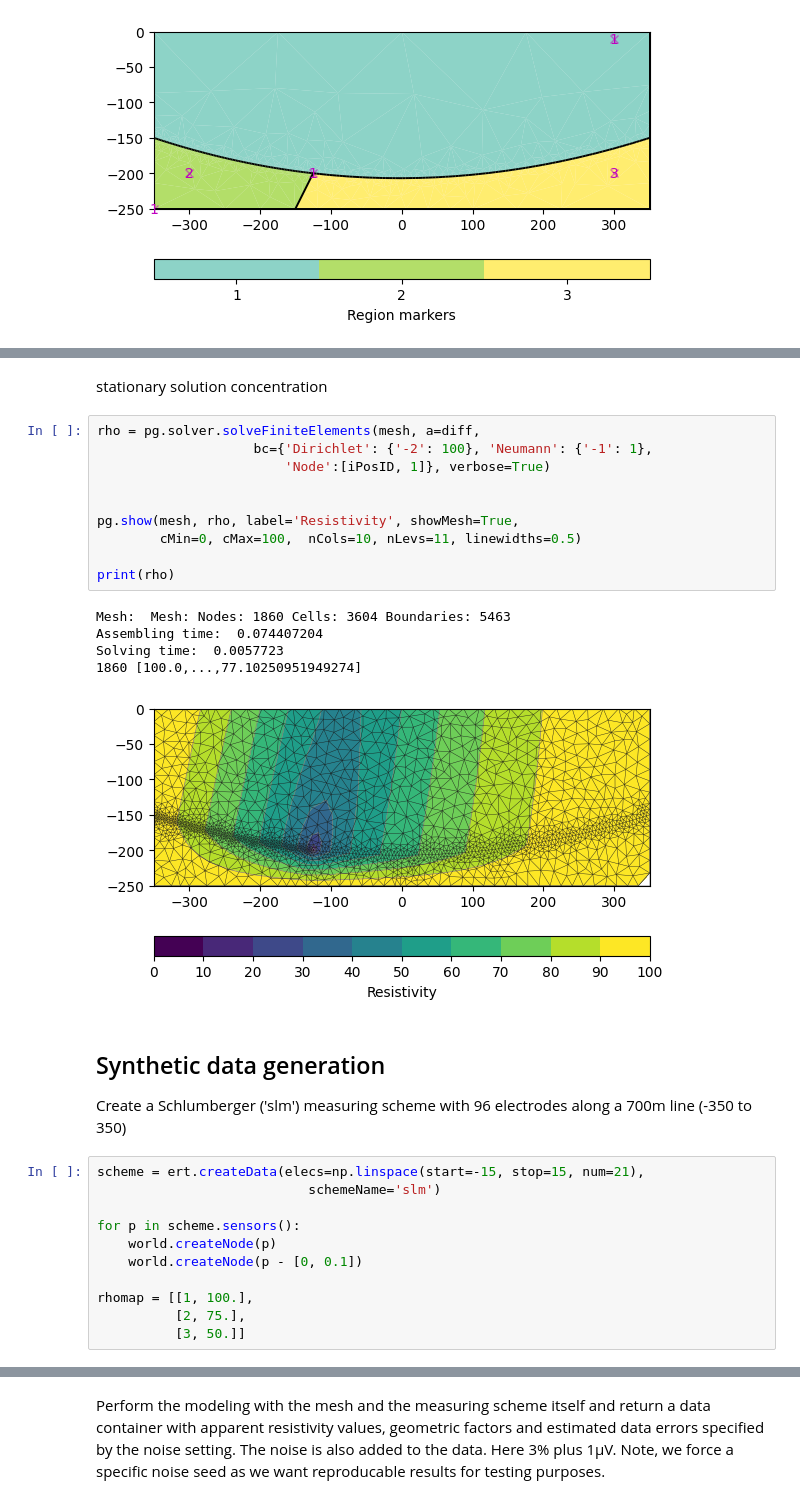
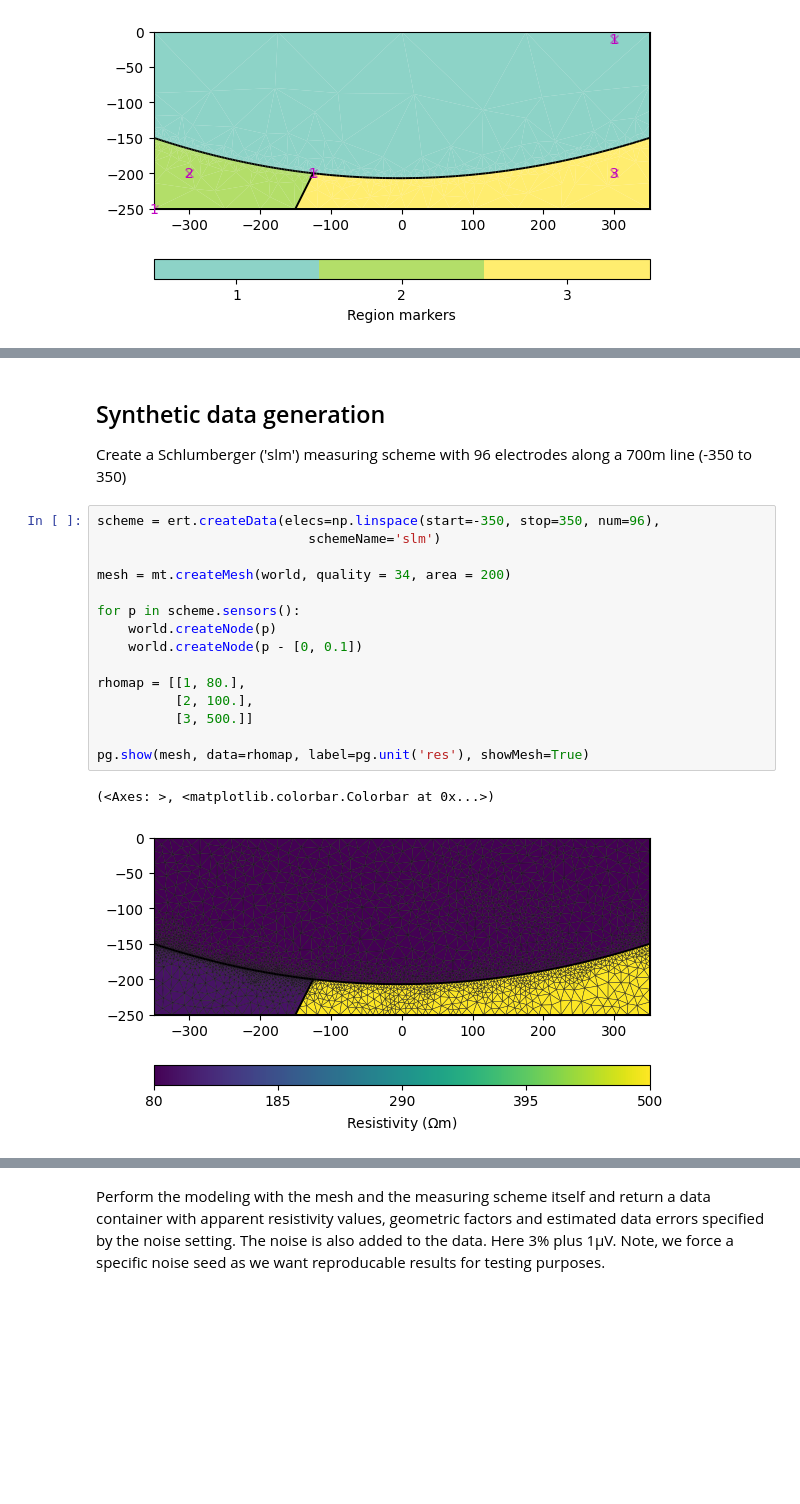
Before and after one commit to jcmefra/Aguas_Vichy, a Jupyter notebook: Modelling_complex.ipynb, the cells around one changed output, grey strips where cells are left out. Cells and saved outputs as stored; diff of their text form; blank space fills up the shorter version.

Commit message:
Fluid diff

```diff
--- a/Modelling_complex.ipynb
+++ b/Modelling_complex.ipynb
@@ -82,32 +66,21 @@ iPosID = mesh.findNearestNode(iPos)
-# %% [markdown]
-stationary solution concentration
-# %%
-rho = pg.solver.solveFiniteElements(mesh, a=diff,
-                    bc={'Dirichlet': {'-2': 100}, 'Neumann': {'-1': 1},
-                        'Node':[iPosID, 1]}, verbose=True)
-
-
-pg.show(mesh, rho, label='Resistivity', showMesh=True,
-        cMin=0, cMax=100,  nCols=10, nLevs=11, linewidths=0.5)
-
-print(rho)
-# %% [output]
-Mesh:  Mesh: Nodes: 1860 Cells: 3604 Boundaries: 5463
-Assembling time:  0.074407204
-Solving time:  0.0057723
-1860 [100.0,...,77.10250951949274]
-[figure, removed]
 # %% [markdown]
 ## Synthetic data generation
 Create a Schlumberger ('slm') measuring scheme with 96 electrodes along a 700m line (-350 to 350)
 # %%
-scheme = ert.createData(elecs=np.linspace(start=-15, stop=15, num=21),
+scheme = ert.createData(elecs=np.linspace(start=-350, stop=350, num=96),
                            schemeName='slm')
+
+mesh = mt.createMesh(world, quality = 34, area = 200)
 
 for p in scheme.sensors():
     world.createNode(p)
     world.createNode(p - [0, 0.1])
 
-rhomap = [[1, 100.],
-          [2, 75.],
-          [3, 50.]]
+rhomap = [[1, 80.],
+          [2, 100.],
+          [3, 500.]]
+
+pg.show(mesh, data=rhomap, label=pg.unit('res'), showMesh=True)
+# %% [output]
+(<Axes: >, <matplotlib.colorbar.Colorbar at 0x...>)
+[figure, added]
```
Also changed, not shown: parts of 12 cells of this notebook, 1 other file.
